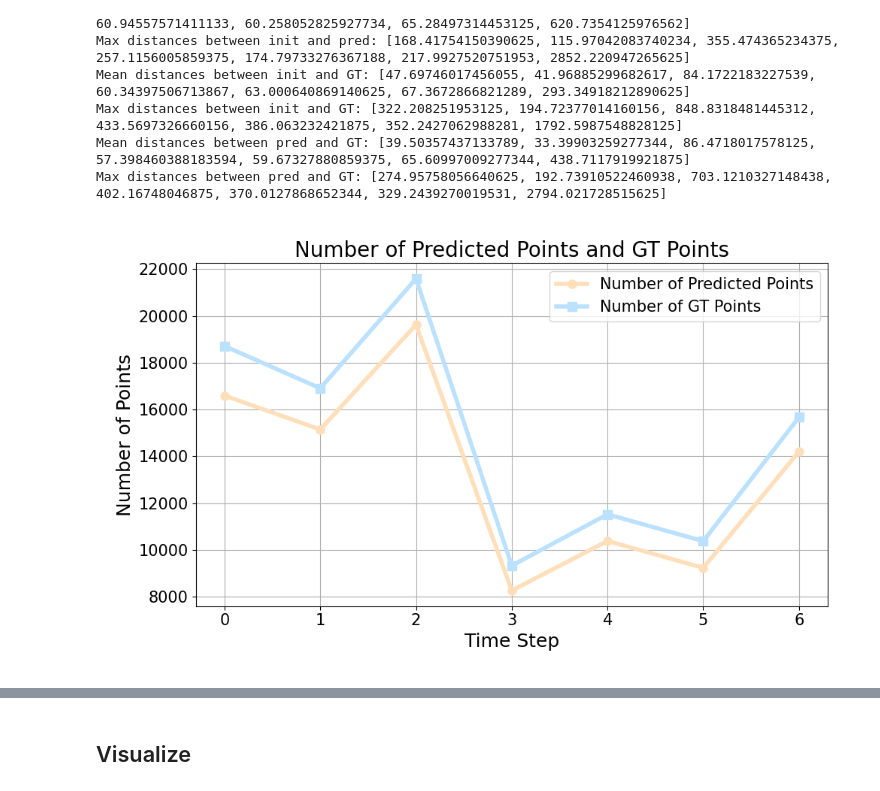
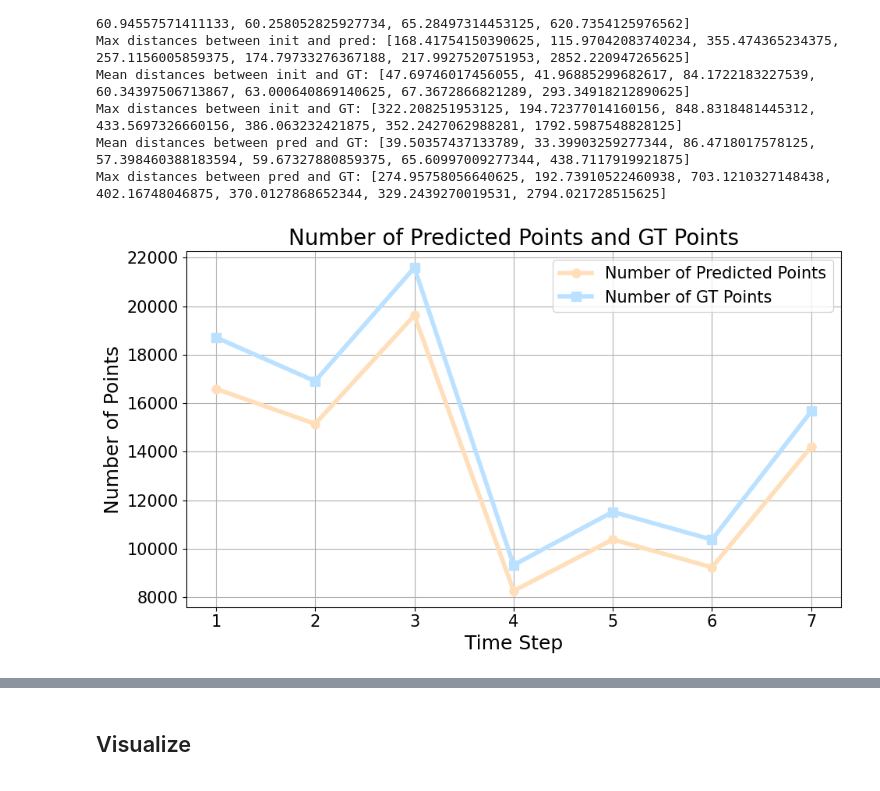
Before and after one commit to HaGeza/ParticleCollisionDL, a Jupyter notebook: notebooks/plot_hits.ipynb, the cells around one changed output, grey strips where cells are left out. Cells and saved outputs as stored; diff of their text form; code cells hidden in the pictures.

```diff
--- a/notebooks/plot_hits.ipynb
+++ b/notebooks/plot_hits.ipynb
@@ -362,23 +362,24 @@ def show_and_save_plot(fig, path, show=show_plots, save=save_plots):
 # %%
 # Plot 1: Number of predicted points and number of gt points
 set_large_font_size()
 
 plt.figure(figsize=(10, 6))
-plt.plot(num_pred_points, label='Number of Predicted Points',
+x_values = np.arange(1, num_t)
+plt.plot(x_values, num_pred_points, label='Number of Predicted Points',
          marker='o', color=COLOR_PALETTE[2], linewidth=4, markersize=8)
-plt.plot(num_gt_points, label='Number of GT Points',
+plt.plot(x_values, num_gt_points, label='Number of GT Points',
          marker='s', color=COLOR_PALETTE[3], linewidth=4, markersize=8)
 plt.xlabel('Time Step')
 plt.ylabel('Number of Points')
 plt.title('Number of Predicted Points and GT Points')
 plt.legend()
 plt.grid(True)
 
 show_and_save_plot(plt, os.path.join(point_cloud_dir, "num_points.png"))
 
 set_medium_font_size()
 # %% [output]
-[figure, old version]
+[figure, new version]
 # %%
 # Plot 2: Mean distances
 set_large_font_size()
```
Also changed, not shown: parts of 4 cells of this notebook, 3 other files.
